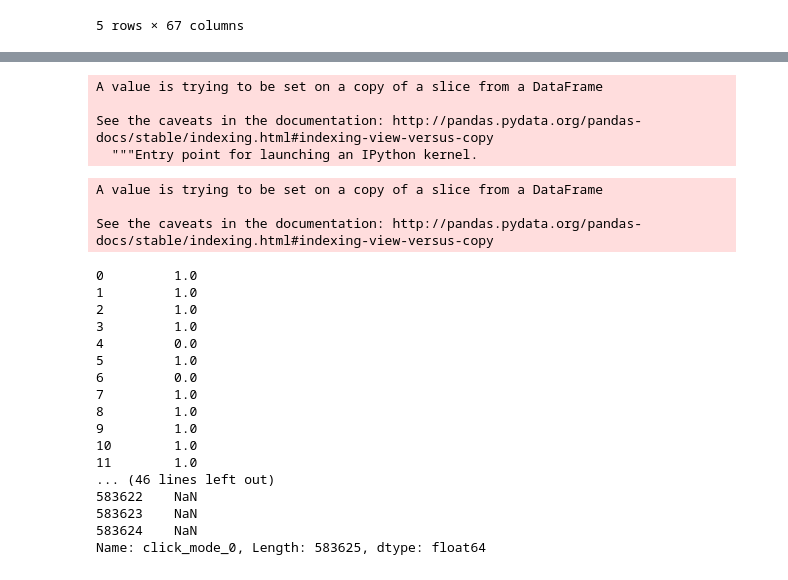
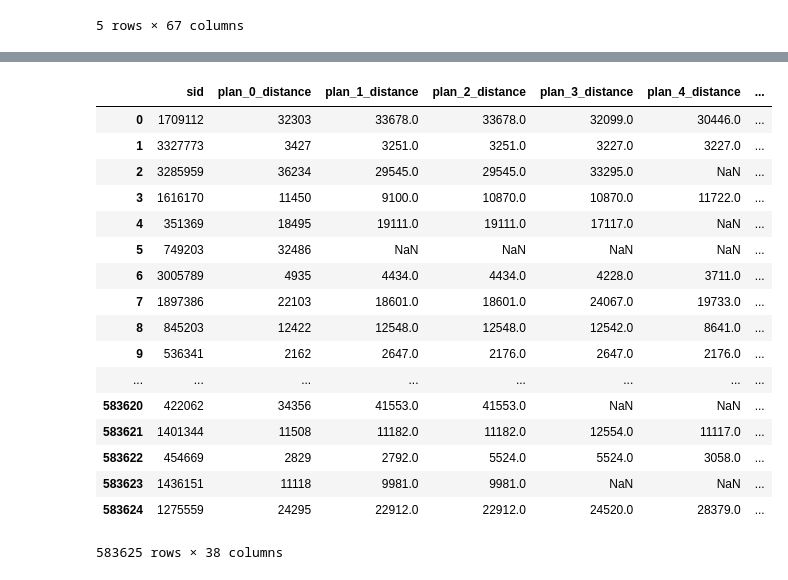
Before and after one commit to MitsuruFujiwara/KDD-Cup-2019, a Jupyter notebook: src/901_EDA.ipynb, the cells around one changed output, grey strips where cells are left out. Drawn from its saved outputs; the diff is of its cells as text; code cells hidden in the pictures.

```diff
--- a/src/901_EDA.ipynb
+++ b/src/901_EDA.ipynb
@@ -123,41 +115,23 @@ max_list =plans_price_df.idxmax(axis=1).to_list()
-# %%
-plans_df['plan_distance_max_plan'] = plans_df[cols_distance].idxmax(axis=1).apply(lambda x: x[:6]+'_transport_mode')
-plans_df['plan_distance_min_plan'] = plans_df[cols_distance].idxmin(axis=1).apply(lambda x: x[:6]+'_transport_mode')
-plans_df['plan_price_max_plan'] = plans_df[cols_price].idxmax(axis=1).apply(lambda x: x[:6]+'_transport_mode')
-plans_df['plan_price_min_plan'] = plans_df[cols_price].idxmin(axis=1).apply(lambda x: x[:6]+'_transport_mode')
-plans_df['plan_eta_max_plan'] = plans_df[cols_eta].idxmax(axis=1).apply(lambda x: x[:6]+'_transport_mode')
-plans_df['plan_eta_min_plan'] = plans_df[cols_eta].idxmin(axis=1).apply(lambda x: x[:6]+'_transport_mode')
-# %%
-plans_df['plan_distance_max_plan'][plans_df['plan_distance_max_plan']=='plan_0_transport_mode'] = plans_df['plan_0_transport_mode'][plans_df['plan_distance_max_plan']=='plan_0_transport_mode']
-# %% [output]
-A value is trying to be set on a copy of a slice from a DataFrame
-
-See the caveats in the documentation: http://pandas.pydata.org/pandas-docs/stable/indexing.html#indexing-view-versus-copy
-  """Entry point for launching an IPython kernel.
-# %%
-plans_df['click_mode_0']=np.nan
-plans_df['click_mode_0'][plans_df.click_mode.notnull()]=(plans_df[plans_df.click_mode.notnull()].plan_0_transport_mode == plans_df.click_mode[plans_df.click_mode.notnull()]).astype(int)
-# %% [output]
-A value is trying to be set on a copy of a slice from a DataFrame
-
-See the caveats in the documentation: http://pandas.pydata.org/pandas-docs/stable/indexing.html#indexing-view-versus-copy
+# %%
+plans_df[[ c +'_rank' for c in cols_distance]] = plans_df[cols_distance].rank(axis=1)
 # %%
-plans_df['click_mode_0']
+plans_df
 # %% [output]
+|  | sid | plan_0_distance | plan_1_distance | plan_2_distance | plan_3_distance | plan_4_distance | ... |
+| 0 | 1709112 | 32303 | 33678.0 | 33678.0 | 32099.0 | 30446.0 | ... |
+| 1 | 3327773 | 3427 | 3251.0 | 3251.0 | 3227.0 | 3227.0 | ... |
+| 2 | 3285959 | 36234 | 29545.0 | 29545.0 | 33295.0 | NaN | ... |
+| 3 | 1616170 | 11450 | 9100.0 | 10870.0 | 10870.0 | 11722.0 | ... |
+| 4 | 351369 | 18495 | 19111.0 | 19111.0 | 17117.0 | NaN | ... |
+| 5 | 749203 | 32486 | NaN | NaN | NaN | NaN | ... |
+| 6 | 3005789 | 4935 | 4434.0 | 4434.0 | 4228.0 | 3711.0 | ... |
+| 7 | 1897386 | 22103 | 18601.0 | 18601.0 | 24067.0 | 19733.0 | ... |
+| 8 | 845203 | 12422 | 12548.0 | 12548.0 | 12542.0 | 8641.0 | ... |
+| 9 | 536341 | 2162 | 2647.0 | 2176.0 | 2647.0 | 2176.0 | ... |
+| ... | ... | ... | ... | ... | ... | ... | ... |
+| 583620 | 422062 | 34356 | 41553.0 | 41553.0 | NaN | NaN | ... |
+| 583621 | 1401344 | 11508 | 11182.0 | 11182.0 | 12554.0 | 11117.0 | ... |
+| 583622 | 454669 | 2829 | 2792.0 | 5524.0 | 5524.0 | 3058.0 | ... |
+| 583623 | 1436151 | 11118 | 9981.0 | 9981.0 | NaN | NaN | ... |
+| 583624 | 1275559 | 24295 | 22912.0 | 22912.0 | 24520.0 | 28379.0 | ... |
-0         1.0
-1         1.0
-2         1.0
-3         1.0
-4         0.0
-5         1.0
-6         0.0
-7         1.0
-8         1.0
-9         1.0
-10        1.0
-11        1.0
-... (46 lines left out)
-583622    NaN
-583623    NaN
-583624    NaN
-Name: click_mode_0, Length: 583625, dtype: float64
+583625 rows × 38 columns
```
Also changed, not shown: parts of 3 cells of this notebook, 12 other files.
